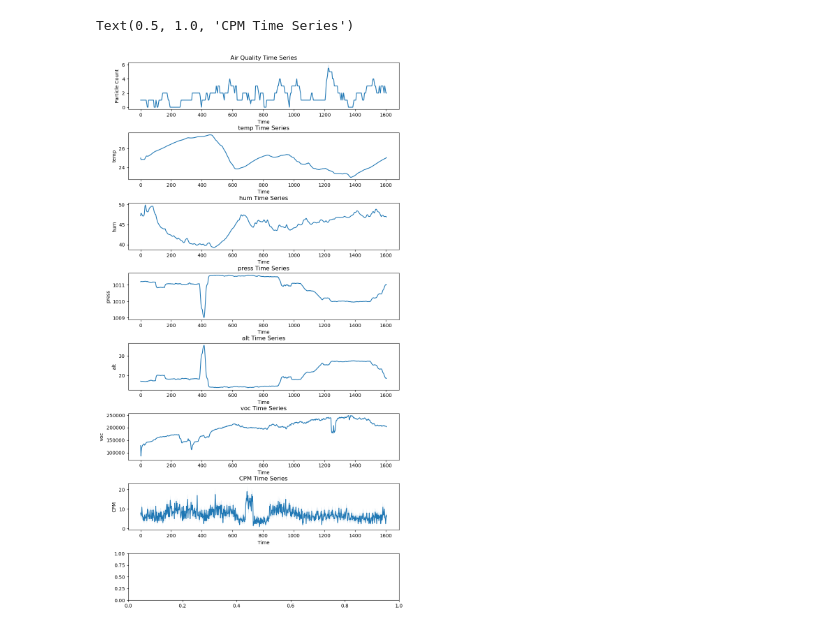
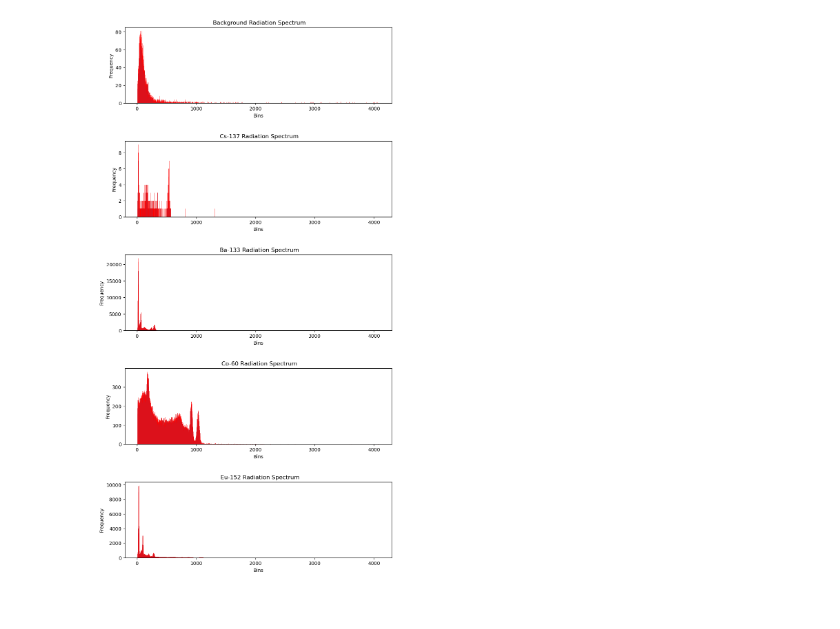
Before and after one commit to Emi-300/E11-Lab-Emilien-Alex, a Jupyter notebook: Final_project.ipynb, the cells around one changed output. Saved outputs shown, nothing was run; the diff lists cells and outputs as text; code cells hidden in the pictures.

```diff
--- a/Final_project.ipynb
+++ b/Final_project.ipynb
@@ -1,41 +1,43 @@
 # %%
 import pandas as pd
 import matplotlib.pyplot as plt
 from datetime import datetime
 import numpy as np
 
-spectrum_data = []
+spectrum_data = [0,0,0,0,0]
+isotopes = ["Background","Cs-137","Ba-133","Co-60"," Eu-152"]
+
 spectrum_data[0] = pd.read_csv("data/calibrationdata/2026-04-22_15-48-56/spectrum.csv", skiprows=[0], header = None)
-spectrum_data[1] = pd.read_csv("data/calibrationdata/2026-04-22_15-48-56/spectrum.csv", skiprows=[0], header = None)
-spectrum_data[2] = pd.read_csv("data/calibrationdata/2026-04-22_15-48-56/spectrum.csv", skiprows=[0], header = None)
-spectrum_data[3] = pd.read_csv("data/calibrationdata/2026-04-22_15-48-56/spectrum.csv", skiprows=[0], header = None)
-spectrum_data[4] = pd.read_csv("data/calibrationdata/2026-04-22_15-48-56/spectrum.csv", skiprows=[0], header = None)
+spectrum_data[1] = pd.read_csv("data/calibrationdata/2026-04-22_16-37-49/spectrum.csv", skiprows=[0], header = None)
+spectrum_data[2] = pd.read_csv("data/calibrationdata/2026-04-22_16-52-09/spectrum.csv", skiprows=[0], header = None)
+spectrum_data[3] = pd.read_csv("data/calibrationdata/2026-04-22_17-05-05/spectrum.csv", skiprows=[0], header = None)
+spectrum_data[4] = pd.read_csv("data/calibrationdata/2026-04-22_17-17-20/spectrum.csv", skiprows=[0], header = None)
 
 
-#print(spectrum_data)
-# Remove timestamp column and get bin data
 
-for data in spectrum_data:
+for i,data in enumerate(spectrum_data):
 
+    # Remove timestamp column and get bin data
     data = data.drop(columns=[0])
     data = data.to_numpy().transpose()
     data = np.sum(data,axis=1)
 
     #log spectrum
-    data = np.log(data)
+    #data = np.log(data)
+    spectrum_data[i] = data
 
 bins = np.arange(1, spectrum_data[0].shape[0]+1)
-
 
 fig, ax = plt.subplots(figsize=(10,20),nrows=5)
 plt.subplots_adjust(hspace=0.5)
 
-for i in enumerate(spectrum_data):
+for i,data in enumerate(spectrum_data):
 
-    ax[i].bar(bins, spectrum_data[i], width=1, align='edge', edgecolor='red', linewidth=0.5)
+    #print(data)
+
+    ax[i].bar(bins, data, width=1, align='edge', edgecolor='red', linewidth=0.5)
     ax[i].set_xlabel('Bins')
     ax[i].set_ylabel('Frequency')
-    ax[i].set_title('Radiation Spectrum')
+    ax[i].set_title(f' {isotopes[i]} Radiation Spectrum')
 # %% [output]
-Text(0.5, 1.0, 'CPM Time Series')
-[figure, old version]
+[figure, new version]
```
Also changed, not shown: parts of 1 cell of this notebook.
